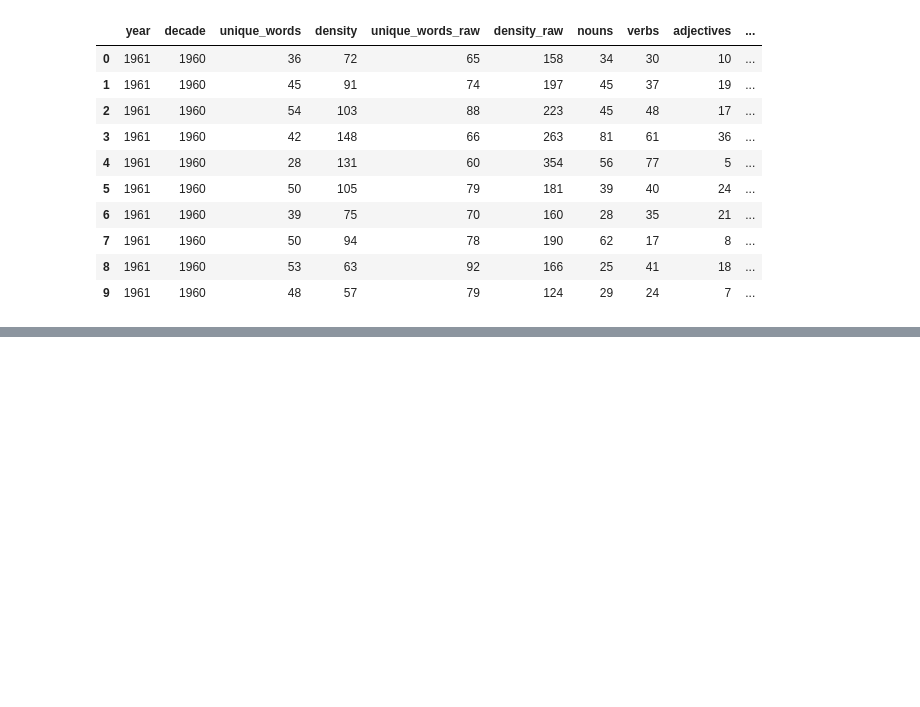
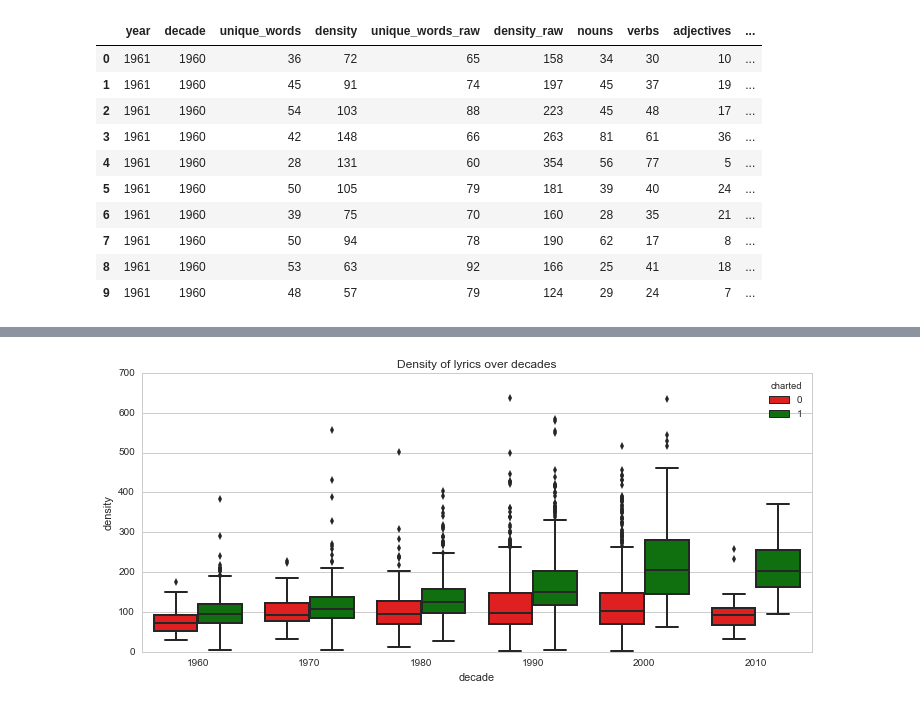
Before and after one commit to ribbas/Heat-Replay, a Jupyter notebook: src/assets/models/notebooks/exploratory-analysis.ipynb, the cells around one changed output, grey strips where cells are left out. Drawn from its saved outputs; the diff is of its cells as text; code cells hidden in the pictures; blank space fills up the shorter version.

```diff
--- a/src/assets/models/notebooks/exploratory-analysis.ipynb
+++ b/src/assets/models/notebooks/exploratory-analysis.ipynb
@@ -207,0 +87,6 @@ sns.boxplot(df_copy['decade'], df_copy['reading_score'], ax=ax)
+# %%
+boxplotify(
+    df, feature='density', path='densityXtime', title="Density of lyrics over decades"
+)
+# %% [output]
+[figure, added]
```
Also changed, not shown: parts of 32 cells of this notebook, 18 other files.
